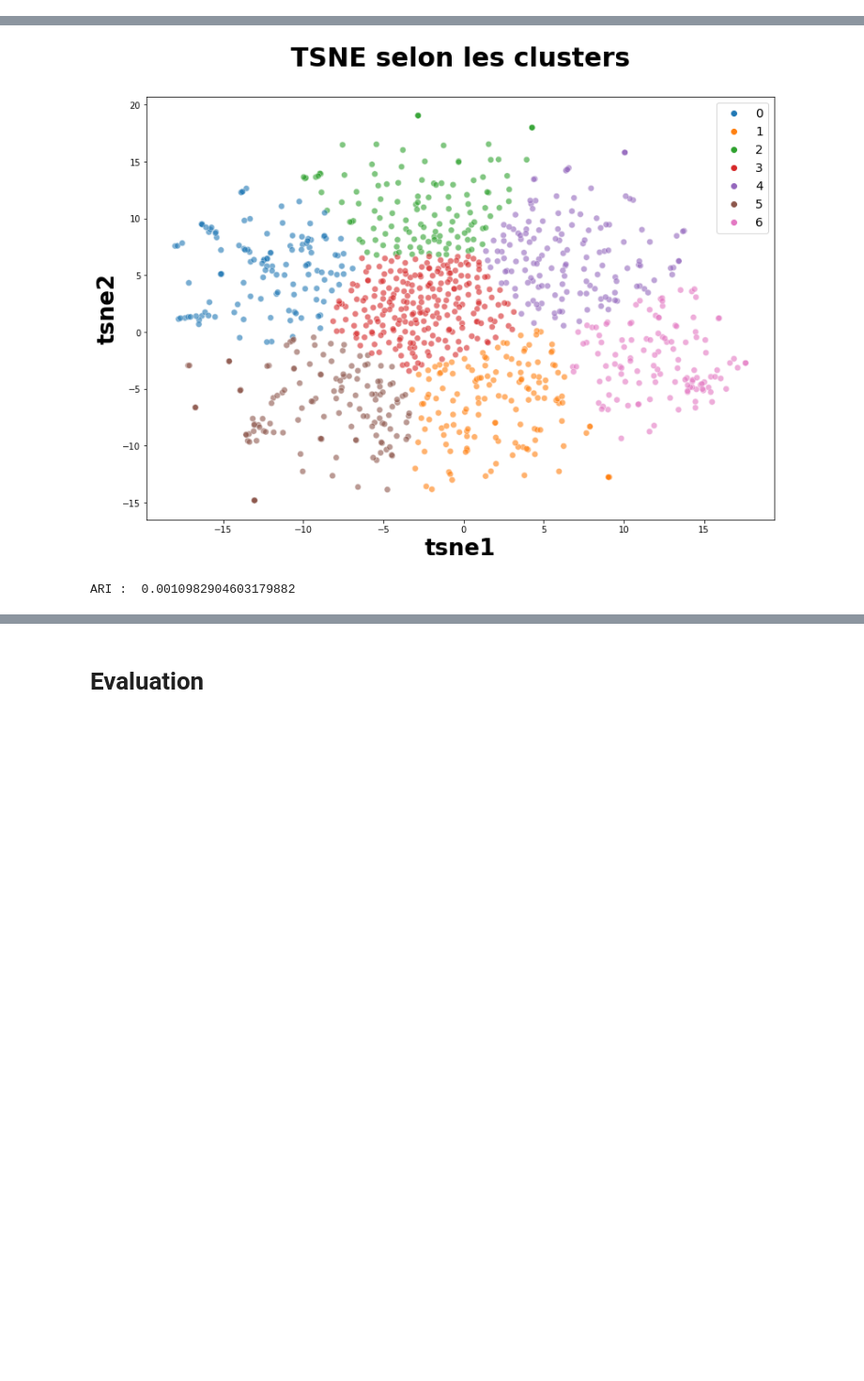
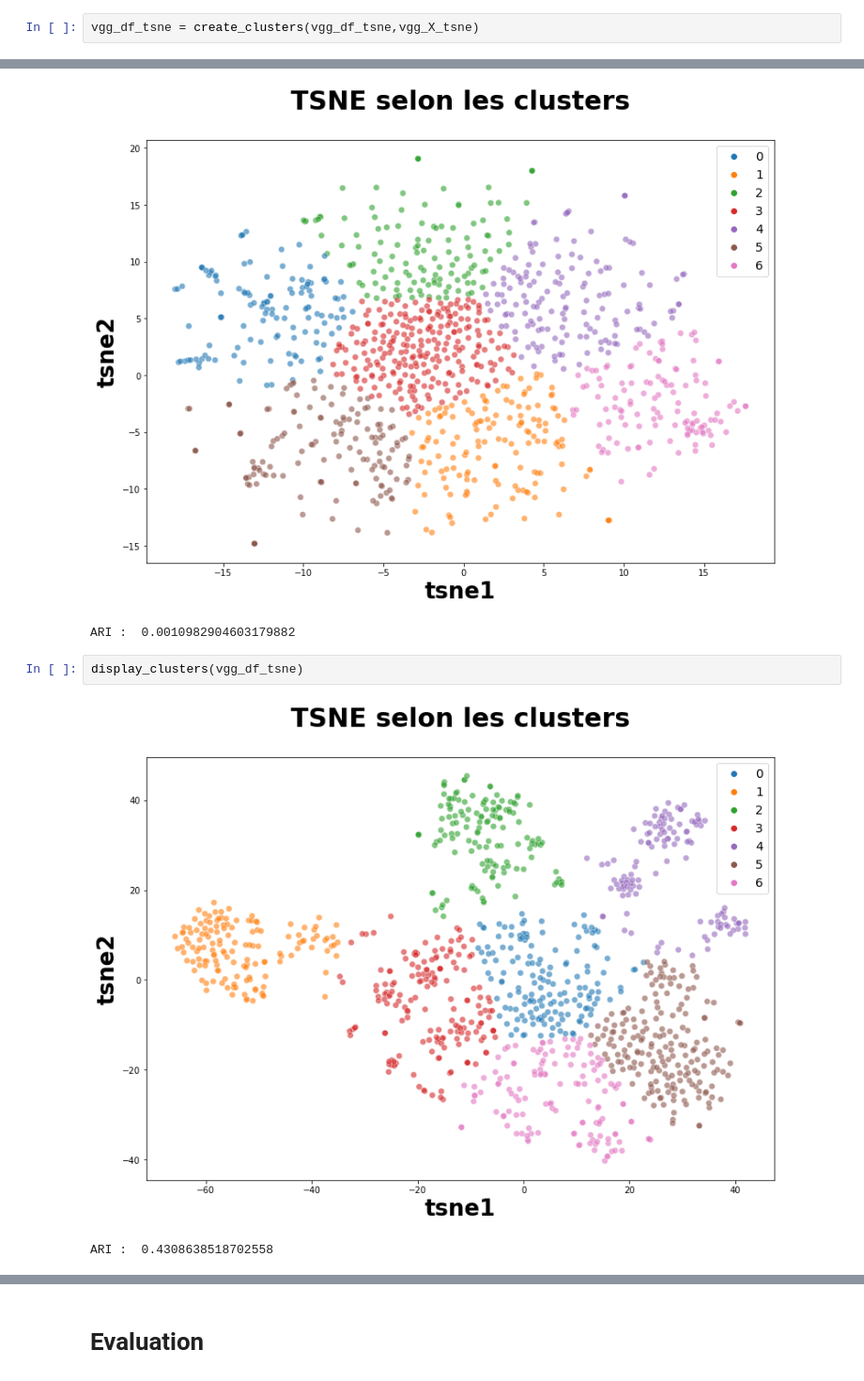
Before and after one commit to AbdulmagedALKHULAIFI/Automatic-classifer-consumer-goods, a Jupyter notebook: p6_2_IMG.ipynb, the cells around one changed output, grey strips where cells are left out. Shown at 94% size. Drawn from its saved outputs; the diff is of its cells as text; blank space fills up the shorter version.

```diff
--- a/p6_2_IMG.ipynb
+++ b/p6_2_IMG.ipynb
@@ -834,3 +872,5 @@ orb_df_tsne = create_clusters(orb_df_tsne,orb_X_tsne)
 sift_df_tsne = create_clusters(sift_df_tsne,sift_X_tsne)
 # %% [output]
 (1050, 4)
+# %%
+vgg_df_tsne = create_clusters(vgg_df_tsne,vgg_X_tsne)
@@ -865,3 +911,8 @@ display_clusters(sift_df_tsne)
 # %% [output]
 [figure]
 ARI :  0.0010982904603179882
+# %%
+display_clusters(vgg_df_tsne)
+# %% [output]
+[figure, added]
+ARI :  0.4308638518702558
```
Also changed, not shown: parts of 29 cells of this notebook.
